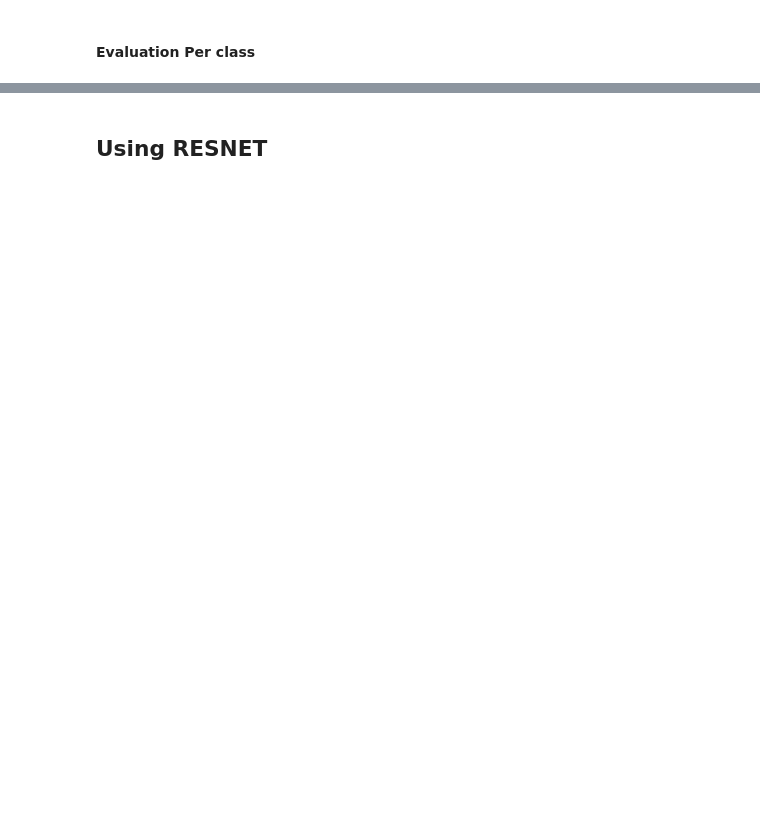
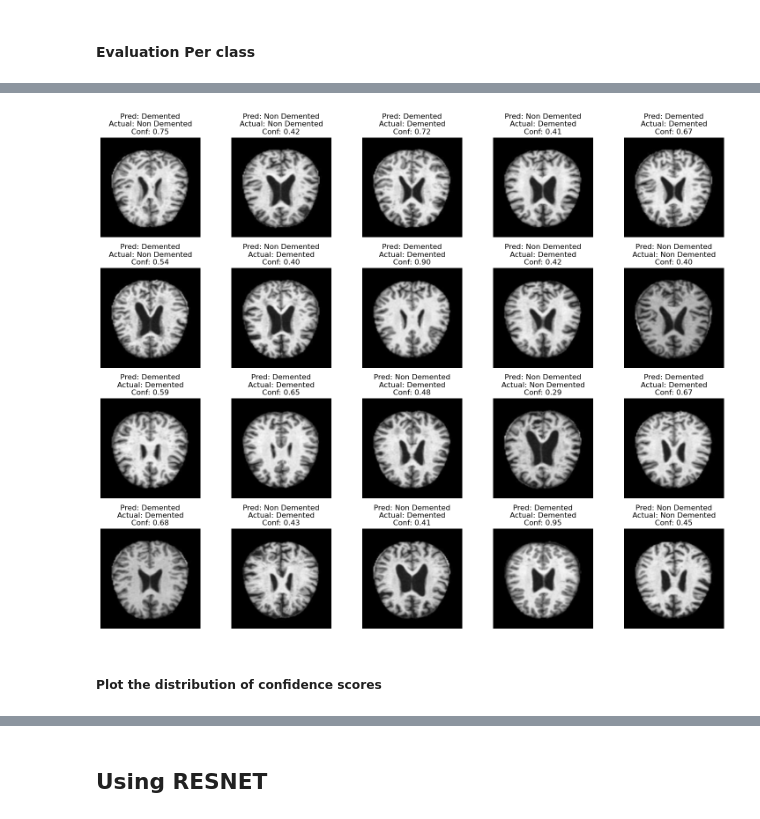
Before and after one commit to Odelolasolomon/Deep-Learning-and-Classical-ML-models-for-Dementia-Prediction, a Jupyter notebook: Predicting Dementia/Image.ipynb, the cells around one changed output, grey strips where cells are left out. Saved outputs shown, nothing was run; the diff lists cells and outputs as text; code cells hidden in the pictures; blank space fills up the shorter version.

```diff
--- a/Predicting Dementia/Image.ipynb
+++ b/Predicting Dementia/Image.ipynb
@@ -393,16 +366,20 @@ net.eval()  # Set the model to evaluation mode
 test_running_loss = 0
 correct = 0
 total = 0
+
 with torch.no_grad():  # Disable gradient computation
     for images, labels in dataloader_test:
+        images, labels = images.to(device), labels.to(device).float()  # Ensure labels are [batch_size, 1]
+
         outputs = net(images)  # Forward pass
+        outputs = outputs.squeeze(dim=1)  # Remove the last dimension for consistency
         loss = criterion(outputs, labels)  # Compute loss
         test_running_loss += loss.item()  # Accumulate test loss
 
         # Calculate accuracy
-        _, predicted = torch.max(outputs, 1)
+        preds = torch.round(torch.sigmoid(outputs))  # Apply sigmoid and round to get binary predictions
         total += labels.size(0)
-        correct += (predicted == labels).sum().item()
+        correct += (preds == labels).sum().item()
 
 test_loss = test_running_loss / len(dataloader_test)
 accuracy = correct / total * 100
@@ -451,0 +392,65 @@ weighted avg       0.73      0.62      0.60      1098
+# %%
+from sklearn.metrics import classification_report
+
+# Testing phase
+net.eval()
+test_preds = []
+test_labels = []
+confidence_scores = []
+test_images = []
+
+with torch.no_grad():
+    for images, labels in dataloader_test:
+        images, labels = images.to(device), labels.to(device).float()
+        outputs = net(images)  # Get logits
+
+        # Compute probabilities using sigmoid for binary classification
+        probabilities = torch.sigmoid(outputs)
+
+        # Convert probabilities to binary predictions
+        preds = (probabilities > 0.5).long()
+
+        # Extract confidence scores (probabilities) for positive class
+        confidence_scores.extend(probabilities.cpu().numpy().flatten())
+        test_preds.extend(preds.cpu().numpy().flatten())
+        test_labels.extend(labels.cpu().numpy().flatten())
+        test_images.extend(images.cpu())
+
+# Convert lists to numpy arrays for sklearn
+test_preds = np.array(test_preds)
+test_labels = np.array(test_labels)
+confidence_scores = np.array(confidence_scores)
+
+# Classification report
+print("Classification Report:")
+print(classification_report(test_labels, test_preds, target_names=['Non Demented', 'Demented'], zero_division=0))
+
+# Plotting actual vs predicted images with confidence scores
+def imshow(image, ax=None, title=None):
+    """Helper function to display an image with title on the specified axis."""
+    if ax is None:
+        ax = plt.gca()
+    image = image.numpy().transpose((1, 2, 0))
+    mean = np.array([0.485, 0.456, 0.406])
+    std = np.array([0.229, 0.224, 0.225])
+    image = std * image + mean
+    image = np.clip(image, 0, 1)
+    ax.imshow(image)
+    if title is not None:
+        ax.set_title(title)
+    ax.axis('off')  # Hide axes
+
+# Select 20 random indices
+indices = np.random.choice(len(test_images), 20, replace=False)
+
+fig, axes = plt.subplots(4, 5, figsize=(15, 12))  # Adjust size as needed
+for i, idx in enumerate(indices):
+    ax = axes[i // 5, i % 5]  # Select the correct subplot
+    imshow(test_images[idx].cpu().data, ax=ax,
+           title=f"Pred: {'Demented' if test_preds[idx] == 1 else 'Non Demented'}\n"
+                 f"Actual: {'Demented' if test_labels[idx] == 1 else 'Non Demented'}\n"
+                 f"Conf: {confidence_scores[idx]:.2f}")
+
+plt.tight_layout()
+plt.show()
+# %% [output]
@@ -451,0 +466,3 @@ weighted avg       0.73      0.62      0.60      1098
+[figure, added]
+# %% [markdown]
+##### Plot the distribution of confidence scores
```
Also changed, not shown: parts of 28 cells of this notebook.
